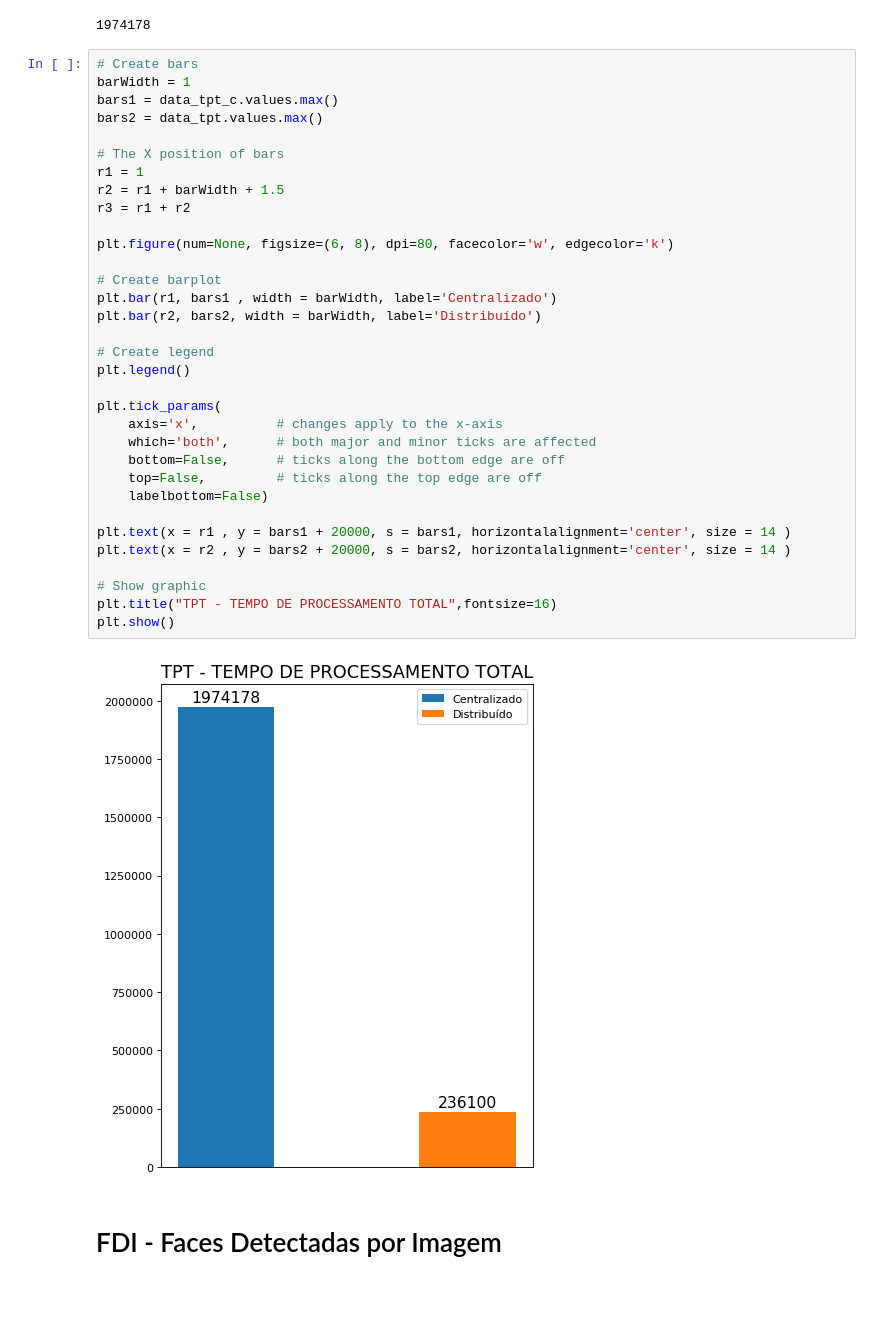
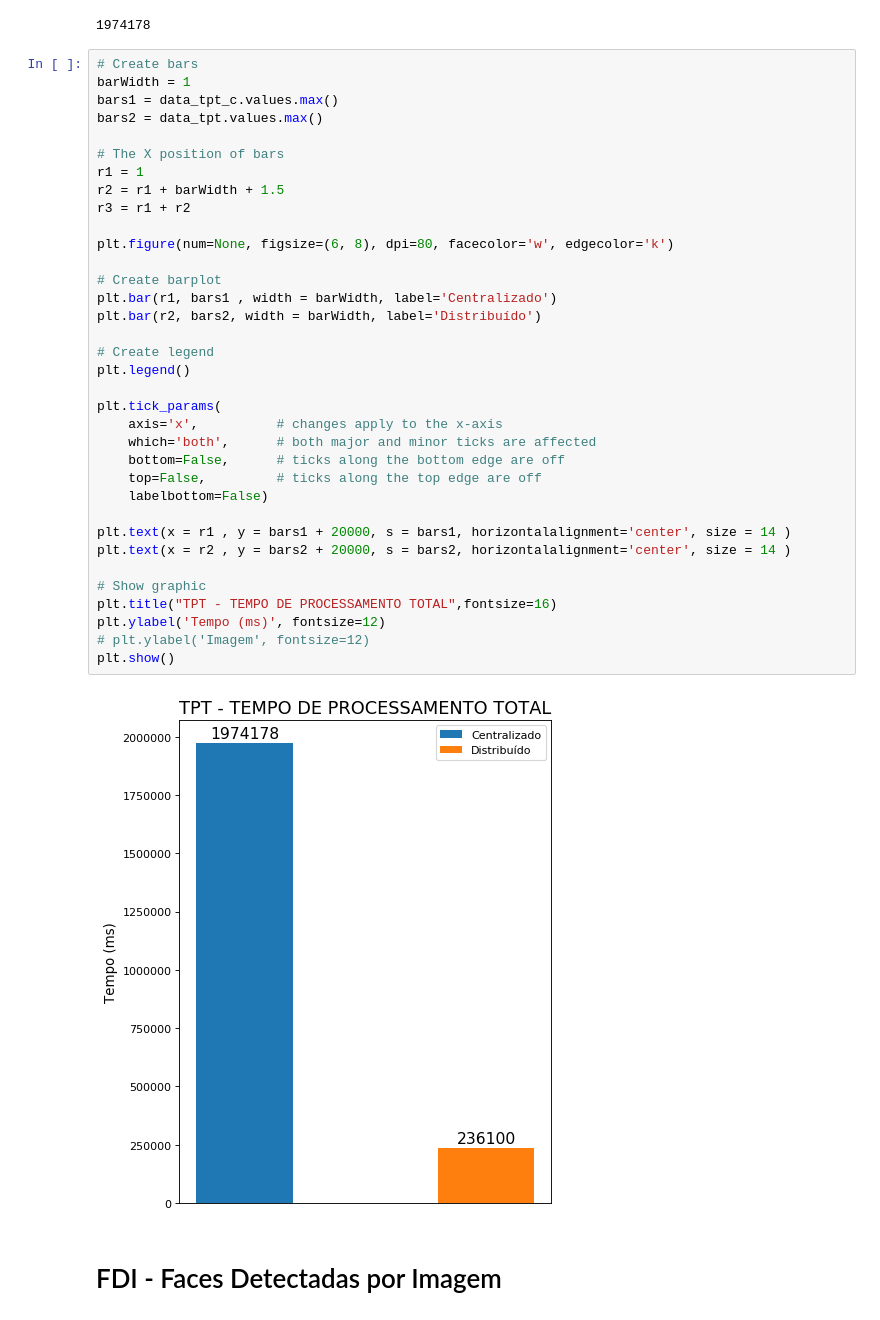
Before and after one commit to lucasebs/TCC-TELEMATICA, a Jupyter notebook: Analise_dos_Dados_Coletados.ipynb, the cells around one changed output. Drawn from its saved outputs; the diff is of its cells as text.

Commit message:
Adjusts in graph plots

```diff
--- a/Analise_dos_Dados_Coletados.ipynb
+++ b/Analise_dos_Dados_Coletados.ipynb
@@ -102,34 +134,36 @@ bars1 = data_tpt_c.values.max()
 bars2 = data_tpt.values.max()
 
 # The X position of bars
 r1 = 1
 r2 = r1 + barWidth + 1.5
 r3 = r1 + r2
 
 plt.figure(num=None, figsize=(6, 8), dpi=80, facecolor='w', edgecolor='k')
 
 # Create barplot
 plt.bar(r1, bars1 , width = barWidth, label='Centralizado')
 plt.bar(r2, bars2, width = barWidth, label='Distribuído')
 
 # Create legend
 plt.legend()
 
 plt.tick_params(
     axis='x',          # changes apply to the x-axis
     which='both',      # both major and minor ticks are affected
     bottom=False,      # ticks along the bottom edge are off
     top=False,         # ticks along the top edge are off
     labelbottom=False)
 
 plt.text(x = r1 , y = bars1 + 20000, s = bars1, horizontalalignment='center', size = 14 )
 plt.text(x = r2 , y = bars2 + 20000, s = bars2, horizontalalignment='center', size = 14 )
 
 # Show graphic
 plt.title("TPT - TEMPO DE PROCESSAMENTO TOTAL",fontsize=16)
+plt.ylabel('Tempo (ms)', fontsize=12)
+# plt.ylabel('Imagem', fontsize=12)
 plt.show()
 # %% [output]
-[figure, old version]
+[figure, new version]
 # %% [markdown]
 # FDI - Faces Detectadas por Imagem
 # %%
```
Also changed, not shown: parts of 8 cells of this notebook.
